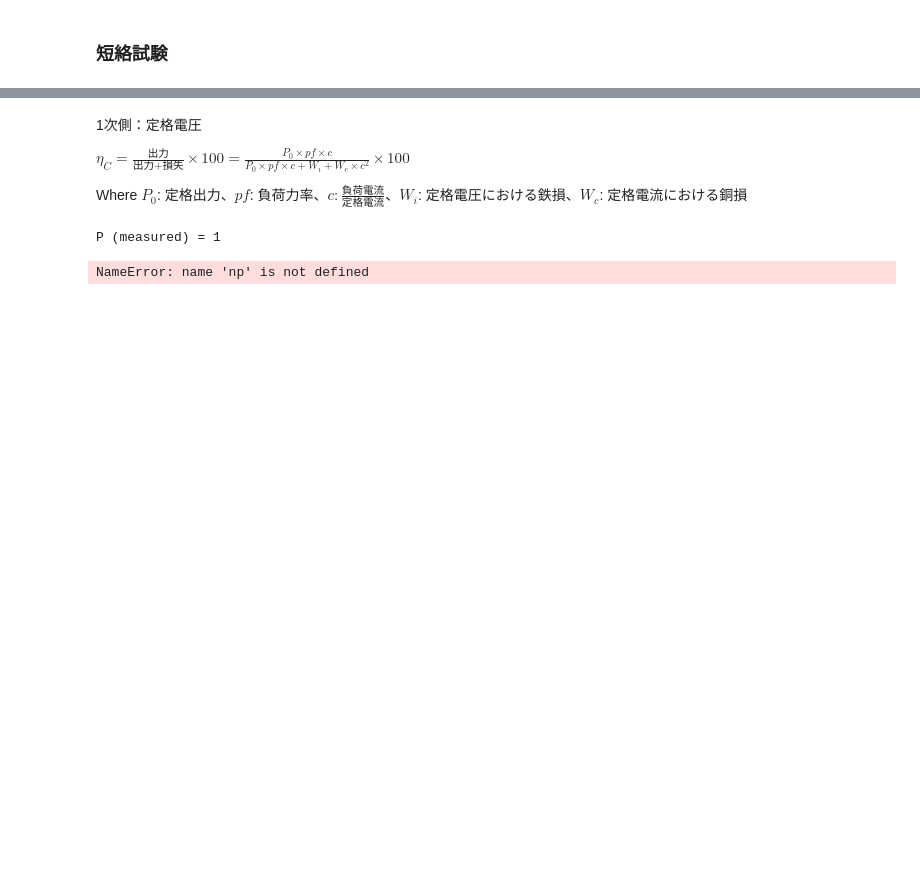
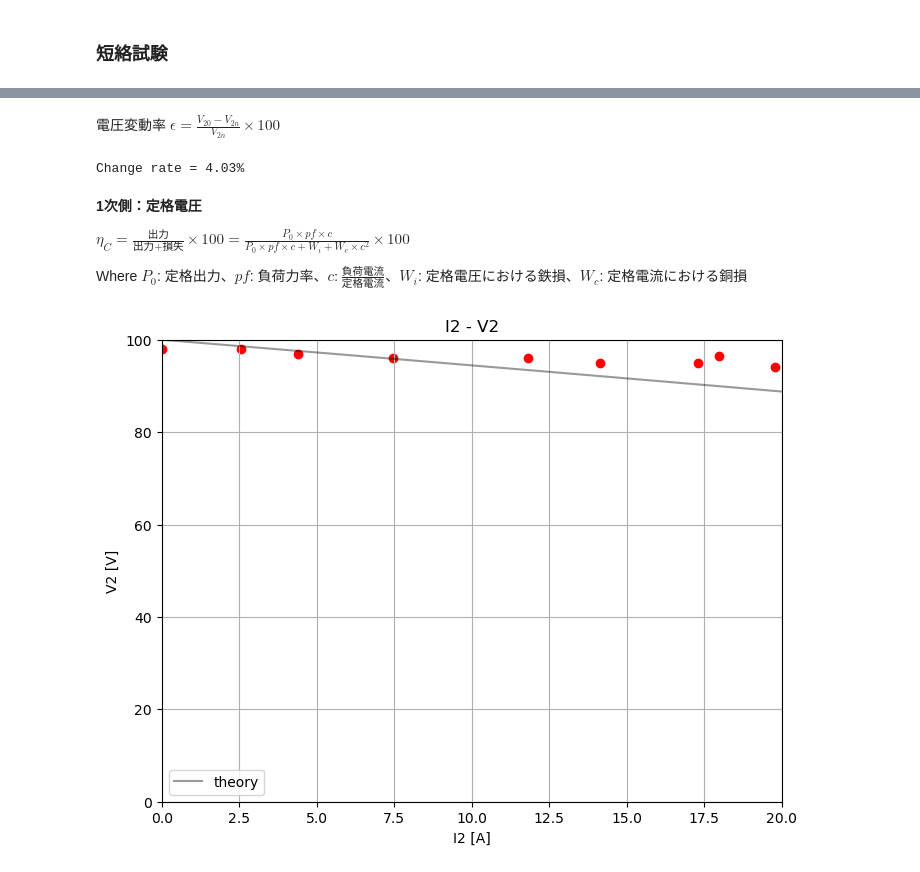
Before and after one commit to inohan/experiment-3s, a Jupyter notebook: E2/transformer.ipynb, the cells around one changed output, grey strips where cells are left out. Drawn from its saved outputs; the diff is of its cells as text; code cells hidden in the pictures; blank space fills up the shorter version.

Commit message:
add observed data

```diff
--- a/E2/transformer.ipynb
+++ b/E2/transformer.ipynb
@@ -72,27 +123,19 @@ Y_0 (from phase, I, V) =  1.00+0.00j
+# %%
+df_trans = pd.read_csv("data_trans.csv")
+df_trans
+
+efficiency = lambda P0, pf, c, Wi, Wc: P0*pf*c / (P0*pf*c + Wi + Wc * c**2) * 100
+# %% [markdown]
+電圧変動率
+$\epsilon = \frac{V_{20} - V_{2n}}{V_{2n}} \times100$
+# %%
+e = (df_trans.iloc[0]["V2"] - df_trans.iloc[-1]["V2"]) / df_trans.iloc[-1]["V2"] * 100
+print(f"Change rate = {e:.2f}%")
+# %% [output]
+Change rate = 4.03%
 # %% [markdown]
-1次側：定格電圧
+**1次側：定格電圧**
 
 $\eta_C = \frac{\text{出力}}{\text{出力} +\text{損失}} \times 100 = \frac{P_0\times pf\times c}{P_0\times pf\times c + W_i + W_c\times c^2}\times 100$
 
 Where $P_0$: 定格出力、$pf$: 負荷力率、$c: \frac{\text{負荷電流}}{\text{定格電流}}$、$W_i$: 定格電圧における鉄損、$W_c$: 定格電流における銅損
-# %%
-# 短絡の測定
-I_short = 1
-V_short = 1
-P_short = 1
-phase_short = 0
-
-#
-print(f"P (measured) = {P_short}")
-print(f"P = IVcosΘ = {I_short*V_short*np.cos(phase_short)}")
-
-R_1 = P_short/I_short**2
-X_1 = np.sqrt((V_short/I_short)**2 - R_1**2)
-Z_1c = R_1 + 1j * X_1
-Z_1m = 1/ (I_short/V_short * np.exp(1j * phase_short) - Y_0c)
-
-print(f"Z_1 (from P, I, V) = {Z_1c : .2f}")
-print(f"Z_1 (from phase, I, V) = {Z_1m : .2f}")
-# %% [output]
-P (measured) = 1
-NameError: name 'np' is not defined
@@ -100,0 +142,10 @@ axessetting = AxesSetting(xlim=(1e5, 1e7), xscale="log", legend=True, xlabel="fr
+# %%
+fig, ax = plt.subplots(1, 1, figsize=(8, 6))
+axessetting = AxesSetting(legend=True, xlabel="I2 [A]", ylabel="V2 [V]", grid="both", xlim=(0, 20), title="I2 - V2", ylim=(0, 100))
+Wi = G_0 * 200 ** 2
+Wc = P_short
+axessetting.plot_func(ax, lambda I2: (-R_1*I2*2 + np.sqrt(200**2 - X_1**2 * (I2*2)**2)) / 2, label="theory", c="black", alpha=0.4)
+ax.scatter(df_trans["I2"], df_trans["V2"], c="red")
+axessetting.apply_axes(ax)
+# %% [output]
+[figure, added]
```
Also changed, not shown: parts of 7 cells of this notebook, 18 other files.
